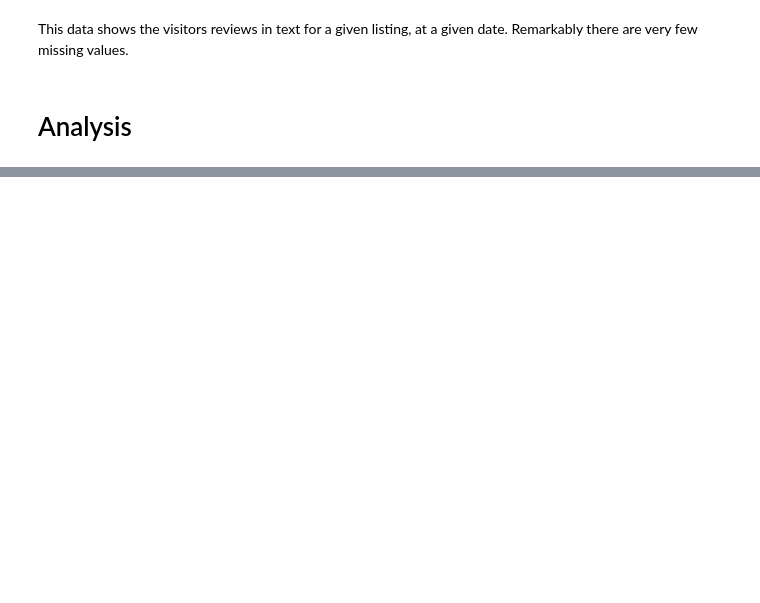
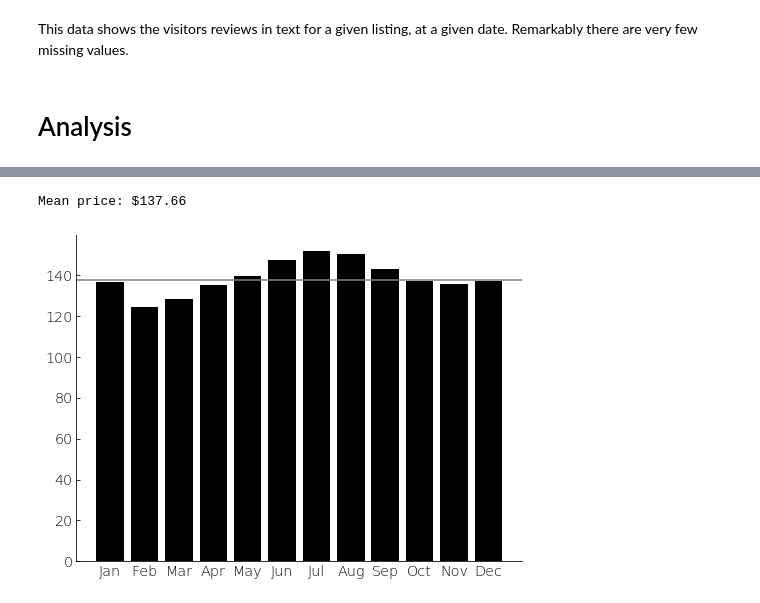
Before and after one commit to jiekebo/udacity_data_science_blog_post, a Jupyter notebook: notebook/Seattle Airbnb Data Analysis.ipynb, the cells around one changed output, grey strips where cells are left out. Drawn from its saved outputs; the diff is of its cells as text; code cells hidden in the pictures; blank space fills up the shorter version.

```diff
--- a/notebook/Seattle Airbnb Data Analysis.ipynb
+++ b/notebook/Seattle Airbnb Data Analysis.ipynb
@@ -114,0 +170,16 @@ calendar[calendar['available'] == 'f'].groupby('date').size().plot(ax=ax);
+# %%
+calendar_stats = calendar[calendar['available'] == 't'].groupby(['date']).agg({'cleaned_price':{'min','max','std','mean'}})
+calendar_year = calendar_stats['2016-01-01':'2016-12-31']
+calendar_month = calendar_stats.resample('M').mean()
+calendar_month['month_names'] = calendar_month.index.strftime('%b')
+# %%
+fig,ax = plt.subplots(figsize=(8,6))
+ax.bar(calendar_month['month_names'], calendar_month['cleaned_price']['mean'], color='k')
+price_mean = calendar_month['cleaned_price']['mean'].mean()
+ax.axhline(calendar_month['cleaned_price']['mean'].mean(), c='gray')
+print(f'Mean price: ${round(price_mean,2)}')
+ax.grid(False)
+ax.set_ylim(0,None);
+# %% [output]
+Mean price: $137.66
+[figure, added]
```
Also changed, not shown: parts of 26 cells of this notebook.
